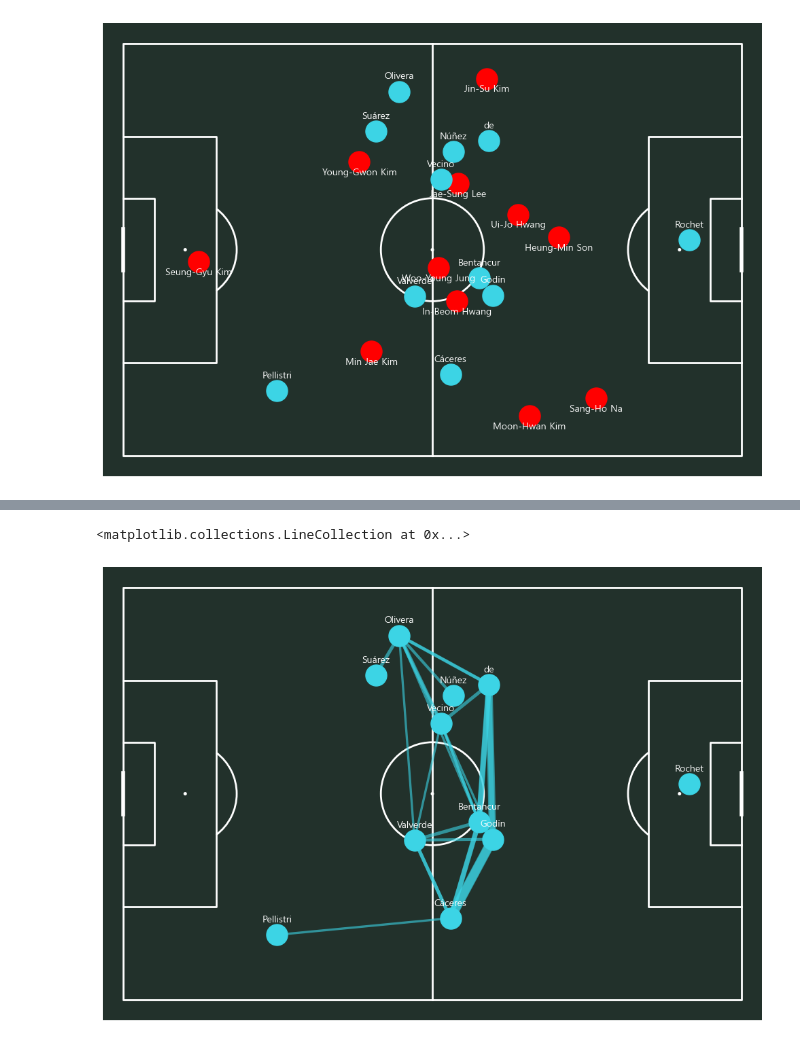
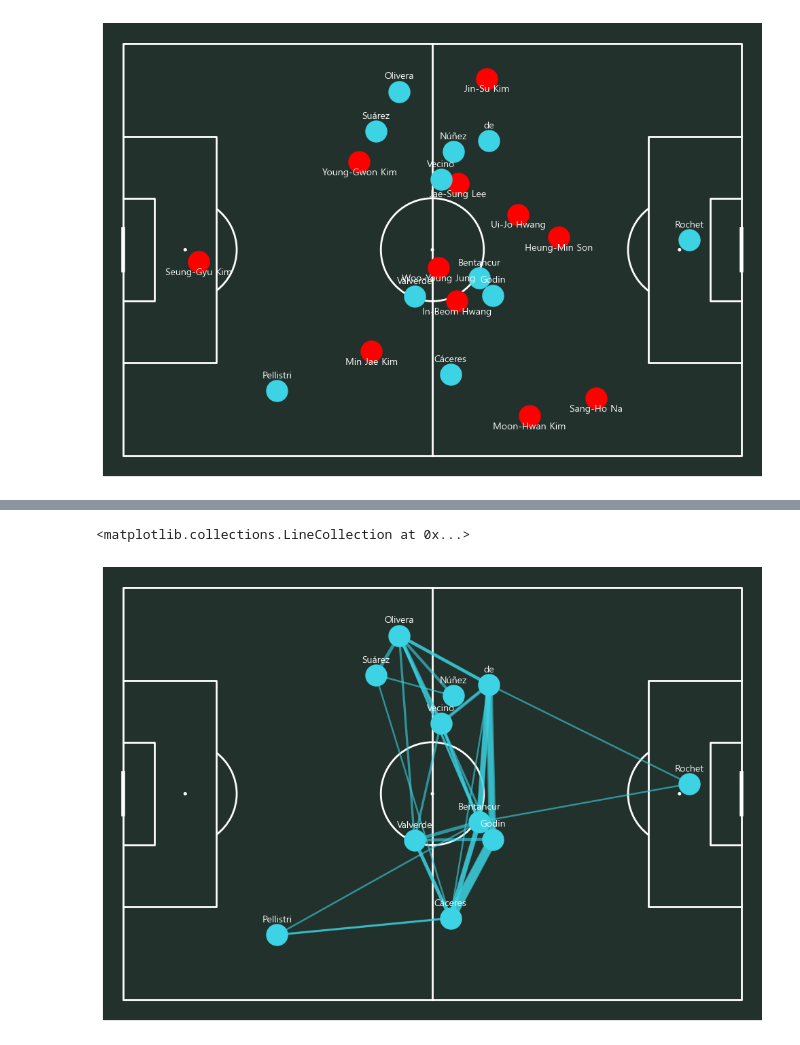
Before and after one commit to 0jyyyyy/Soccer_Lens, a Jupyter notebook: Tactics_lab/World_cup/2022/korea_uruguay.ipynb, the cells around one changed output, grey strips where cells are left out. Drawn from its saved outputs; the diff is of its cells as text; code cells hidden in the pictures.

```diff
--- a/Tactics_lab/World_cup/2022/korea_uruguay.ipynb
+++ b/Tactics_lab/World_cup/2022/korea_uruguay.ipynb
@@ -193,41 +193,41 @@ fig, ax = pitch.draw(figsize=(10,7))
 # 우루과이 패스맵
 ur_passes_between = ur_passes.groupby(['player_name', 'pass_recipient_name']).size().reset_index(name='pass_count')
 
-ur_passes_between = ur_passes_between[ur_passes_between['pass_count'] > 3]
+ur_passes_between = ur_passes_between[ur_passes_between['pass_count'] > 2]
 
 ur_passes_between = ur_passes_between.merge(ur_player_coords, on='player_name')
 
 ur_passes_between = ur_passes_between.merge(ur_player_coords, left_on='pass_recipient_name', right_on='player_name', suffixes=('', '_end'))
 
 
 # 1. 우루과이 (하늘색 점 찍기)
 pitch.scatter(
     120-ur_player_coords['x'],
     ur_player_coords['y'],
     s=500,
     color='#3cd4e5',
     ax=ax
 )
 # 2. 우루과이 선수 이름 표시
 for idx, row in ur_player_coords.iterrows():
     pitch.annotate(
         text=row['player_name'].split()[-2],
         xy=(120-row['x'], row['y'] - 2.5),
         c='white', ha='center', ax= ax
 )
 # 3. 우루과이 패스 연결선
 pitch.lines(
     120-(ur_passes_between['x']), ur_passes_between['y'], #오른쪽에 나타내기위해선 120에서 빼줘야한다.
     120-(ur_passes_between['x_end']), ur_passes_between['y_end'],
     linewidth=ur_passes_between['pass_count'] * 0.6,
     color='#3cd4e5',
     alpha=0.6,
     ax=ax
 
 )
 # %% [output]
 <matplotlib.collections.LineCollection at 0x...>
-[figure, old version]
+[figure, new version]
 # %%
 pitch = Pitch(pitch_type='statsbomb' , pitch_color='#22312b', line_color='white')
 
```
Also changed, not shown: parts of 4 cells of this notebook.
